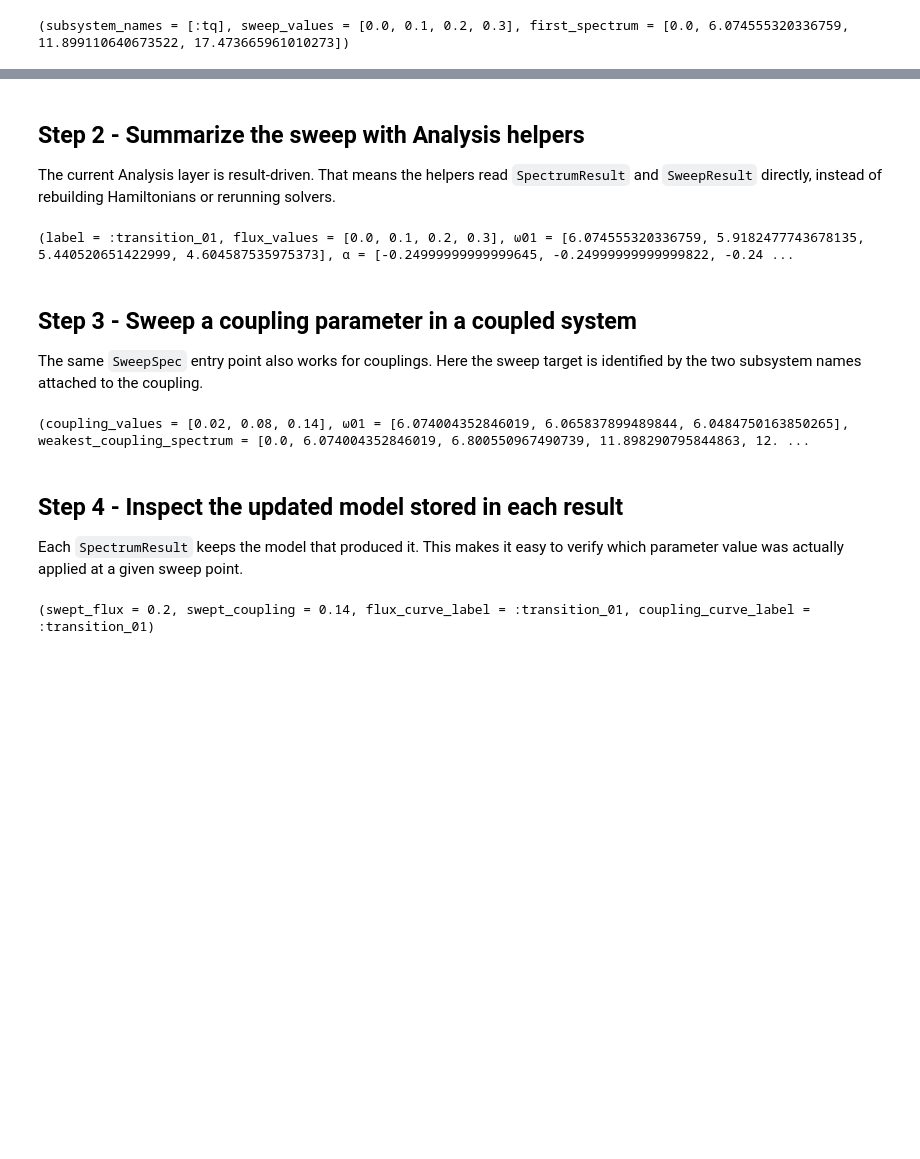
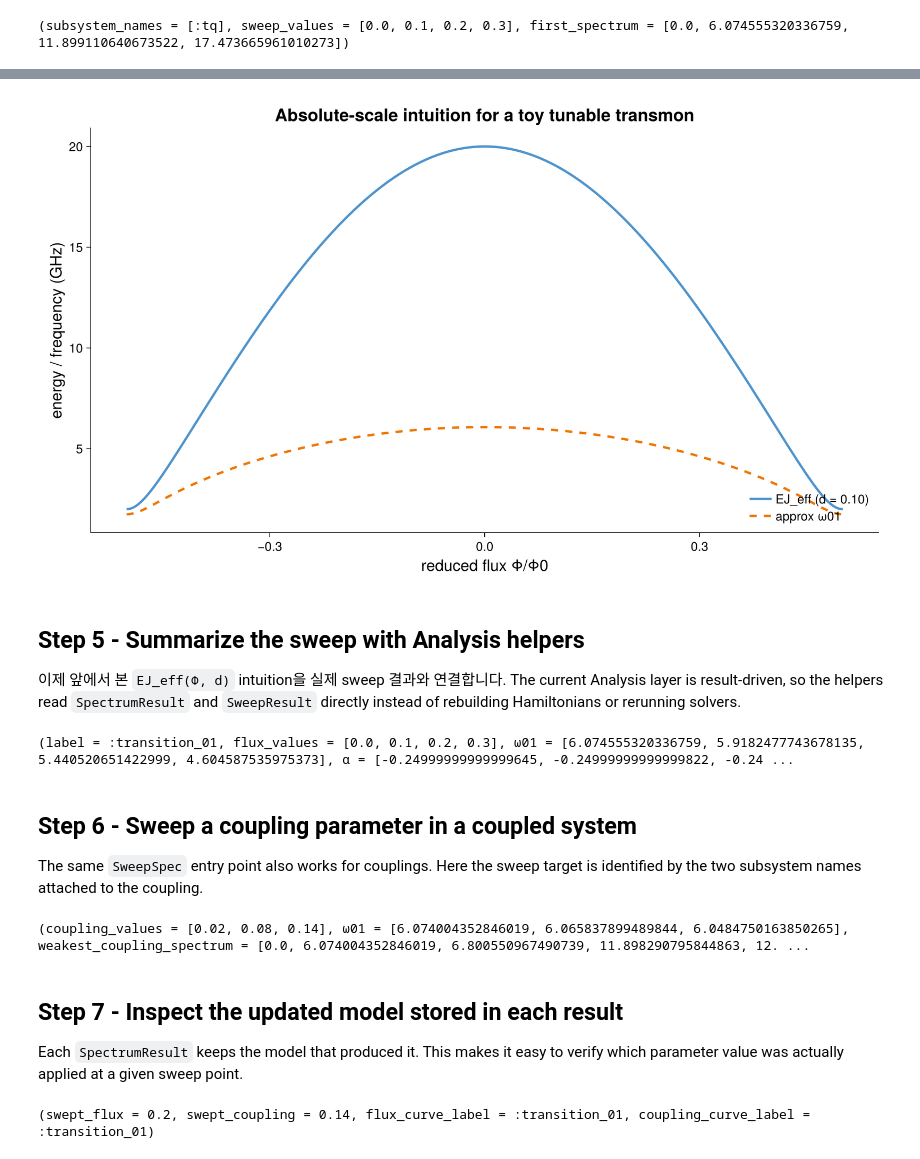
Before and after one commit to yalgaeahn/QuantumCircuit.jl, a Jupyter notebook: output/jupyter-notebook/phase2-tunable-sweep-walkthrough.ipynb, the cells around one changed output, grey strips where cells are left out. Drawn from its saved outputs; the diff is of its cells as text; code cells hidden in the pictures; blank space fills up the shorter version.

```diff
--- a/output/jupyter-notebook/phase2-tunable-sweep-walkthrough.ipynb
+++ b/output/jupyter-notebook/phase2-tunable-sweep-walkthrough.ipynb
@@ -79,7 +165,28 @@ flux_result = simulate_sweep(tunable_sys, flux_sweep)
+# %%
+toy_EJmax = 20.0
+toy_EC = 0.25
+toy_d = 0.10
+
+toy_EJ_curve = [effective_josephson_energy(toy_EJmax, flux, toy_d) for flux in flux_grid]
+toy_f01_curve = [approx_transmon_f01(EJ_eff, toy_EC) for EJ_eff in toy_EJ_curve]
+
+absolute_fig = Figure(size = NOTEBOOK_WIDE)
+ax_ej = Axis(
+    absolute_fig[1, 1];
+    title = "Absolute-scale intuition for a toy tunable transmon",
+    xlabel = "reduced flux Φ/Φ0",
+    ylabel = "energy / frequency (GHz)",
+)
+lines!(ax_ej, flux_grid, toy_EJ_curve; color = :steelblue3, label = "EJ_eff (d = 0.10)")
+lines!(ax_ej, flux_grid, toy_f01_curve; color = :darkorange2, linestyle = :dash, label = "approx ω01")
+axislegend(ax_ej; position = :rb)
+absolute_fig
+# %% [output]
+[figure, added]
 # %% [markdown]
-## Step 2 - Summarize the sweep with Analysis helpers
+## Step 5 - Summarize the sweep with Analysis helpers
 
-The current Analysis layer is result-driven. That means the helpers read `SpectrumResult` and `SweepResult` directly, instead of rebuilding Hamiltonians or rerunning solvers.
+이제 앞에서 본 `EJ_eff(Φ, d)` intuition을 실제 sweep 결과와 연결합니다. The current Analysis layer is result-driven, so the helpers read `SpectrumResult` and `SweepResult` directly instead of rebuilding Hamiltonians or rerunning solvers.
 # %%
 ω01_curve = transition_curve(flux_result)
 alpha_curve = anharmonicity_curve(flux_result)
@@ -96,7 +203,7 @@ summary = sweep_summary(flux_result)
 # %% [output]
 (label = :transition_01, flux_values = [0.0, 0.1, 0.2, 0.3], ω01 = [6.074555320336759, 5.9182477743678135, 5.440520651422999, 4.604587535975373], α = [-0.24999999999999645, -0.24999999999999822, -0.24 ...
 # %% [markdown]
-## Step 3 - Sweep a coupling parameter in a coupled system
+## Step 6 - Sweep a coupling parameter in a coupled system
 
 The same `SweepSpec` entry point also works for couplings. Here the sweep target is identified by the two subsystem names attached to the coupling.
 # %%
@@ -123,7 +230,7 @@ g_summary = sweep_summary(g_result)
 # %% [output]
 (coupling_values = [0.02, 0.08, 0.14], ω01 = [6.074004352846019, 6.065837899489844, 6.0484750163850265], weakest_coupling_spectrum = [0.0, 6.074004352846019, 6.800550967490739, 11.898290795844863, 12. ...
 # %% [markdown]
-## Step 4 - Inspect the updated model stored in each result
+## Step 7 - Inspect the updated model stored in each result
 
 Each `SpectrumResult` keeps the model that produced it. This makes it easy to verify which parameter value was actually applied at a given sweep point.
 # %%
```
Also changed, not shown: parts of 11 cells of this notebook, 41 other files.
